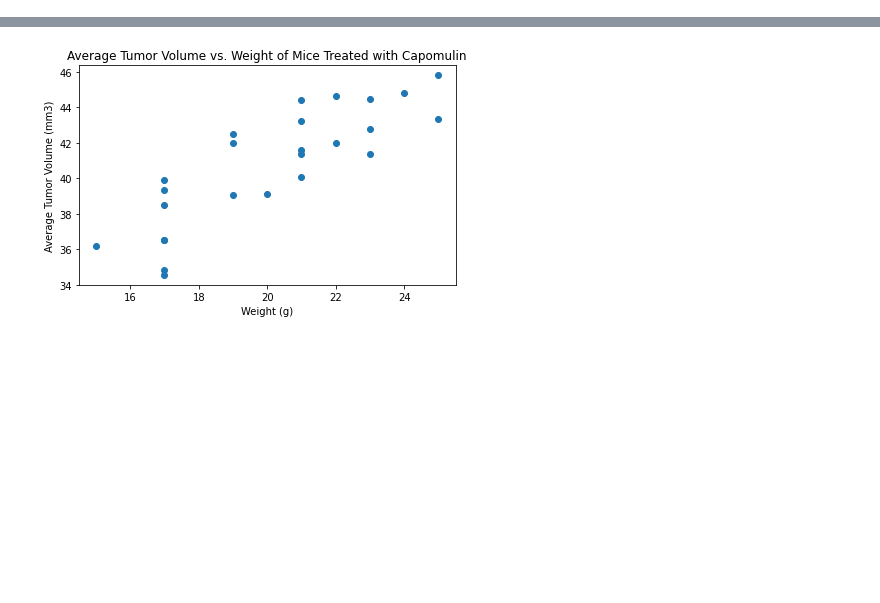
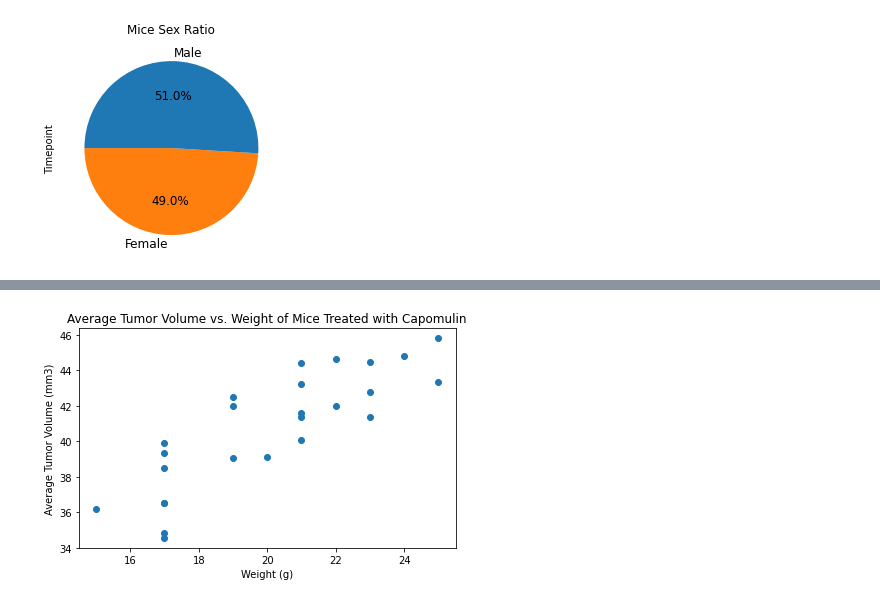
Before and after one commit to Wheezyotter/data_visualization-challenge, a Jupyter notebook: pymaceuticals.ipynb, the cells around one changed output, grey strips where cells are left out. Cells and saved outputs as stored; diff of their text form; code cells hidden in the pictures; blank space fills up the shorter version.

```diff
--- a/pymaceuticals.ipynb
+++ b/pymaceuticals.ipynb
@@ -278,0 +157,17 @@ mouse_data_cap_byMouse_avg
+# %%
+# Calculates the percentage of male and female mice in the study
+sex_mice_data = clean_mouse_study.groupby(["Sex"])
+sex_mice_data_counts = sex_mice_data.count()
+
+# Stores the colors used for male and female mice
+sex_colors = ["C1", "C0"]
+
+# Plots the percentage of male and female mice using the pandas df.plot method
+pandas_sex_plot = sex_mice_data_counts["Timepoint"].plot(kind = "pie",
+                                                        autopct = '%.1f%%',
+                                                        colors = sex_colors,
+                                                        startangle = 180,
+                                                        title = "Mice Sex Ratio",
+                                                        fontsize = 12)
+# %% [output]
+[figure, added]
```
Also changed, not shown: parts of 35 cells of this notebook.
